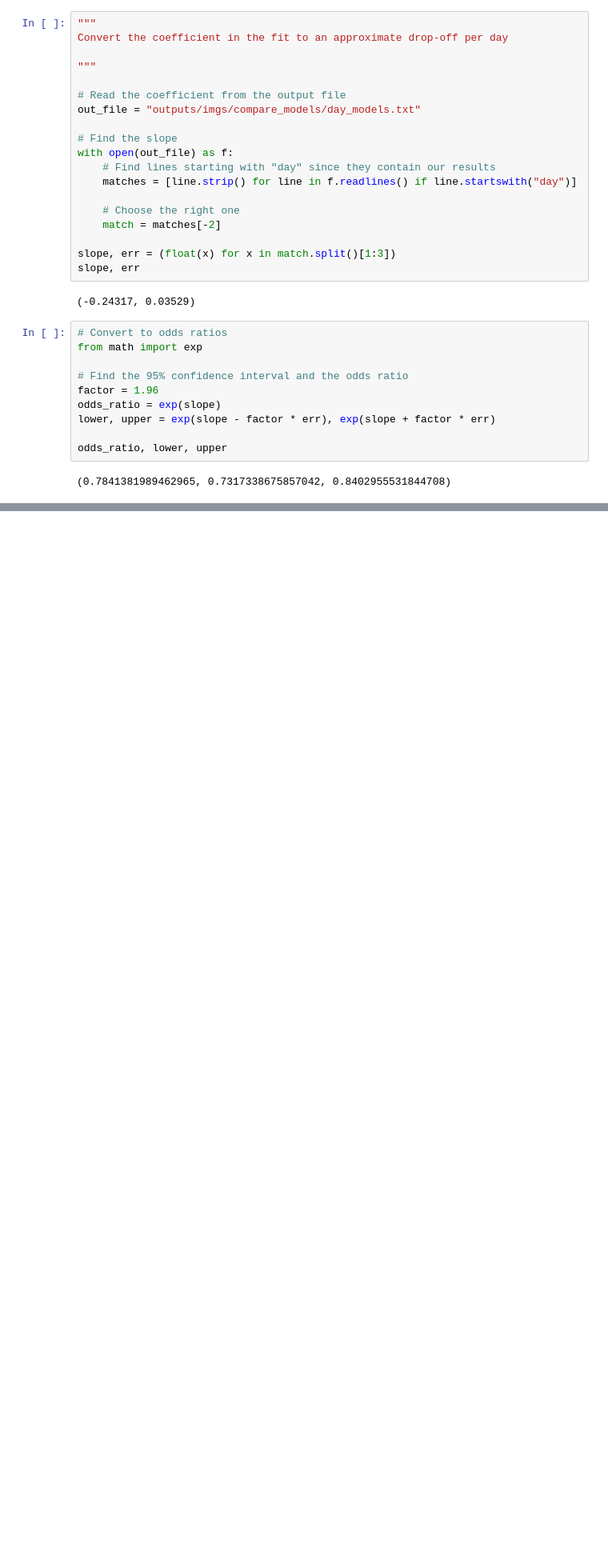
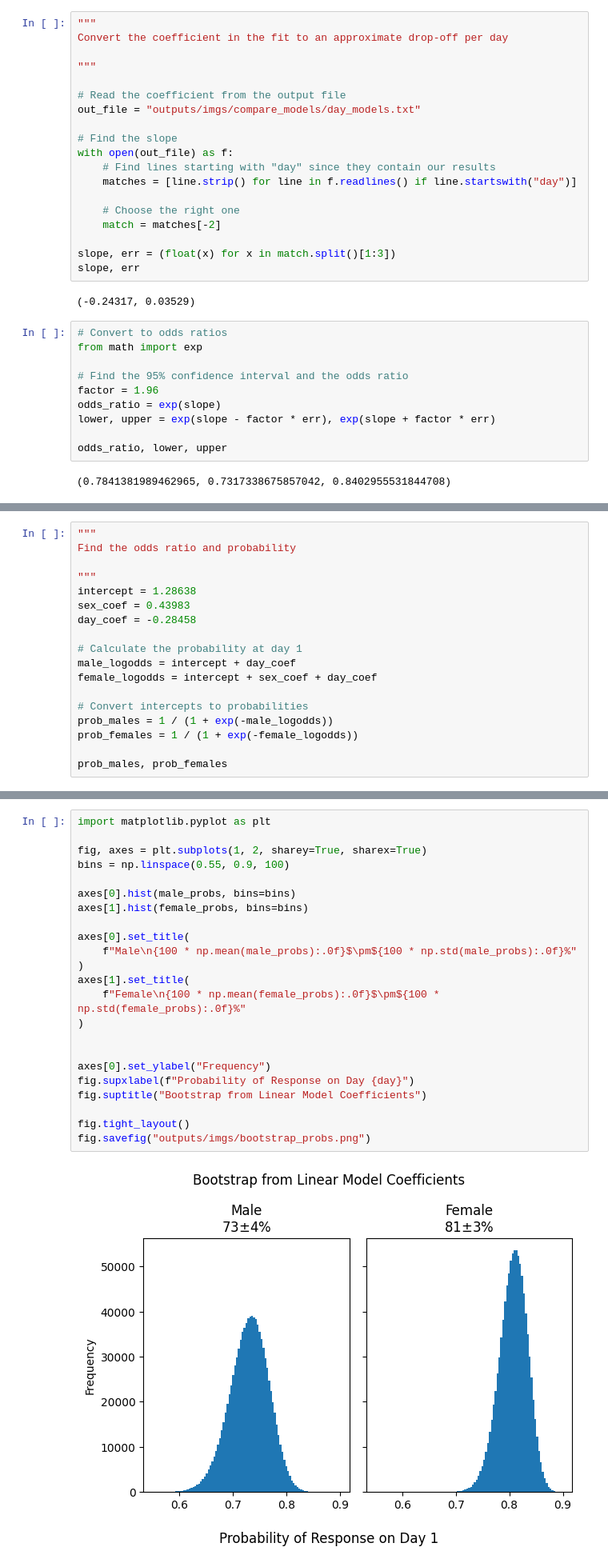
Before and after one commit to JGIBristol/seaco_smartwatch_paper, a Jupyter notebook: linear_models.ipynb, the cells around one changed output, grey strips where cells are left out. Shown: that part at 80% size. Cells and saved outputs as stored; diff of their text form; blank space fills up the shorter version.

Commit message:
bootstrap to get the 95% CI for the sex differences

```diff
--- a/linear_models.ipynb
+++ b/linear_models.ipynb
@@ -175,3 +175,21 @@ package ‘Matrix’ was built under R version 4.3.2
 ℹ Specify the column types or set `show_col_types = FALSE` to quiet this message.
 Saving 7 x 7 in image
 CompletedProcess(args=['Rscript', 'analysis_utils/r/demographic_models.R'], returncode=0)
+# %%
+"""
+Find the odds ratio and probability
+
+"""
+intercept = 1.28638
+sex_coef = 0.43983
+day_coef = -0.28458
+
+# Calculate the probability at day 1
+male_logodds = intercept + day_coef
+female_logodds = intercept + sex_coef + day_coef
+
+# Convert intercepts to probabilities
+prob_males = 1 / (1 + exp(-male_logodds))
+prob_females = 1 / (1 + exp(-female_logodds))
+
+prob_males, prob_females
@@ -177,0 +235,25 @@ CompletedProcess(args=['Rscript', 'analysis_utils/r/demographic_models.R'], retu
+# %%
+import matplotlib.pyplot as plt
+
+fig, axes = plt.subplots(1, 2, sharey=True, sharex=True)
+bins = np.linspace(0.55, 0.9, 100)
+
+axes[0].hist(male_probs, bins=bins)
+axes[1].hist(female_probs, bins=bins)
+
+axes[0].set_title(
+    f"Male\n{100 * np.mean(male_probs):.0f}$\pm${100 * np.std(male_probs):.0f}%"
+)
+axes[1].set_title(
+    f"Female\n{100 * np.mean(female_probs):.0f}$\pm${100 * np.std(female_probs):.0f}%"
+)
+
+
+axes[0].set_ylabel("Frequency")
+fig.supxlabel(f"Probability of Response on Day {day}")
+fig.suptitle("Bootstrap from Linear Model Coefficients")
+
+fig.tight_layout()
+fig.savefig("outputs/imgs/bootstrap_probs.png")
+# %% [output]
+[figure, added]
```
Also changed, not shown: parts of 5 cells of this notebook.
